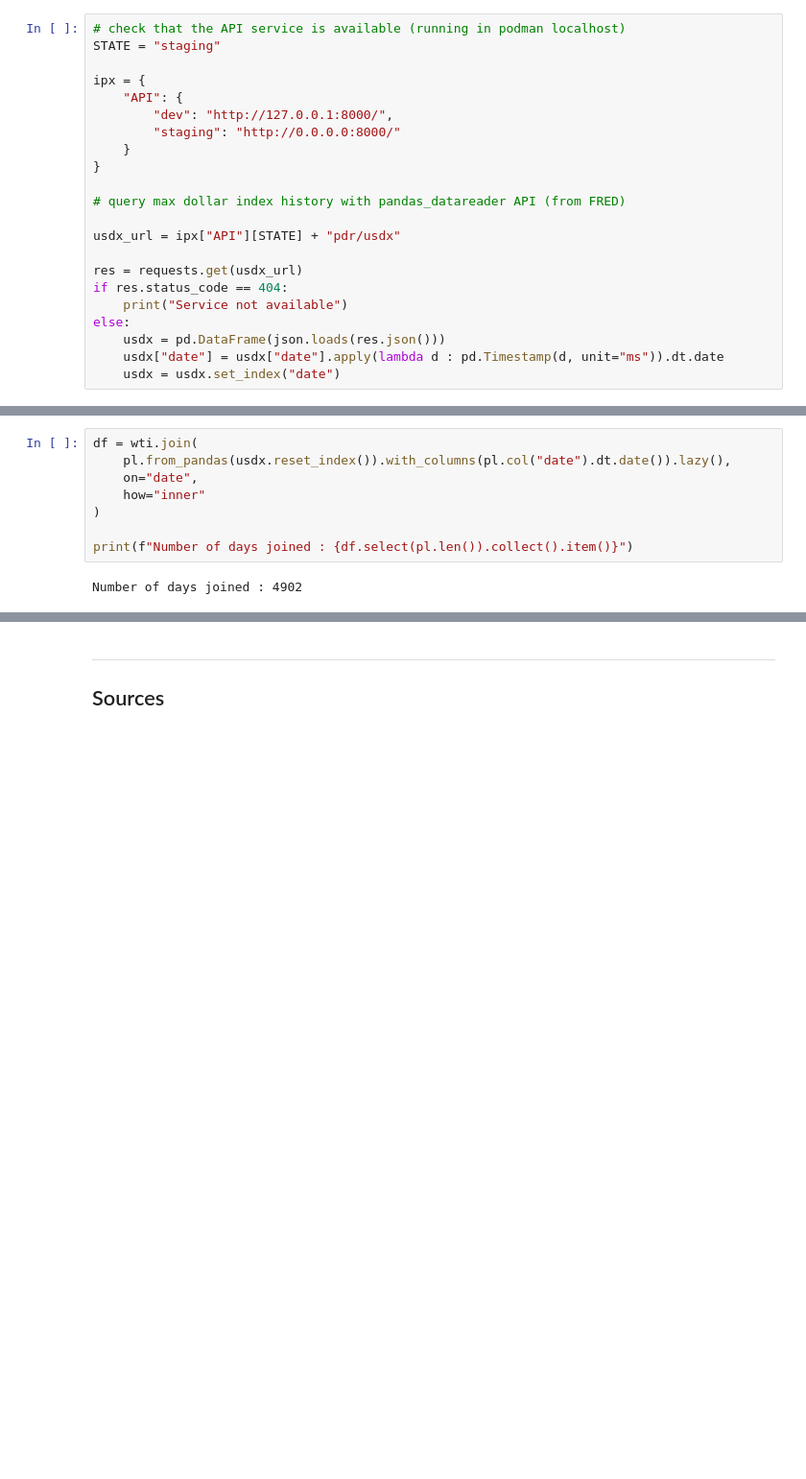
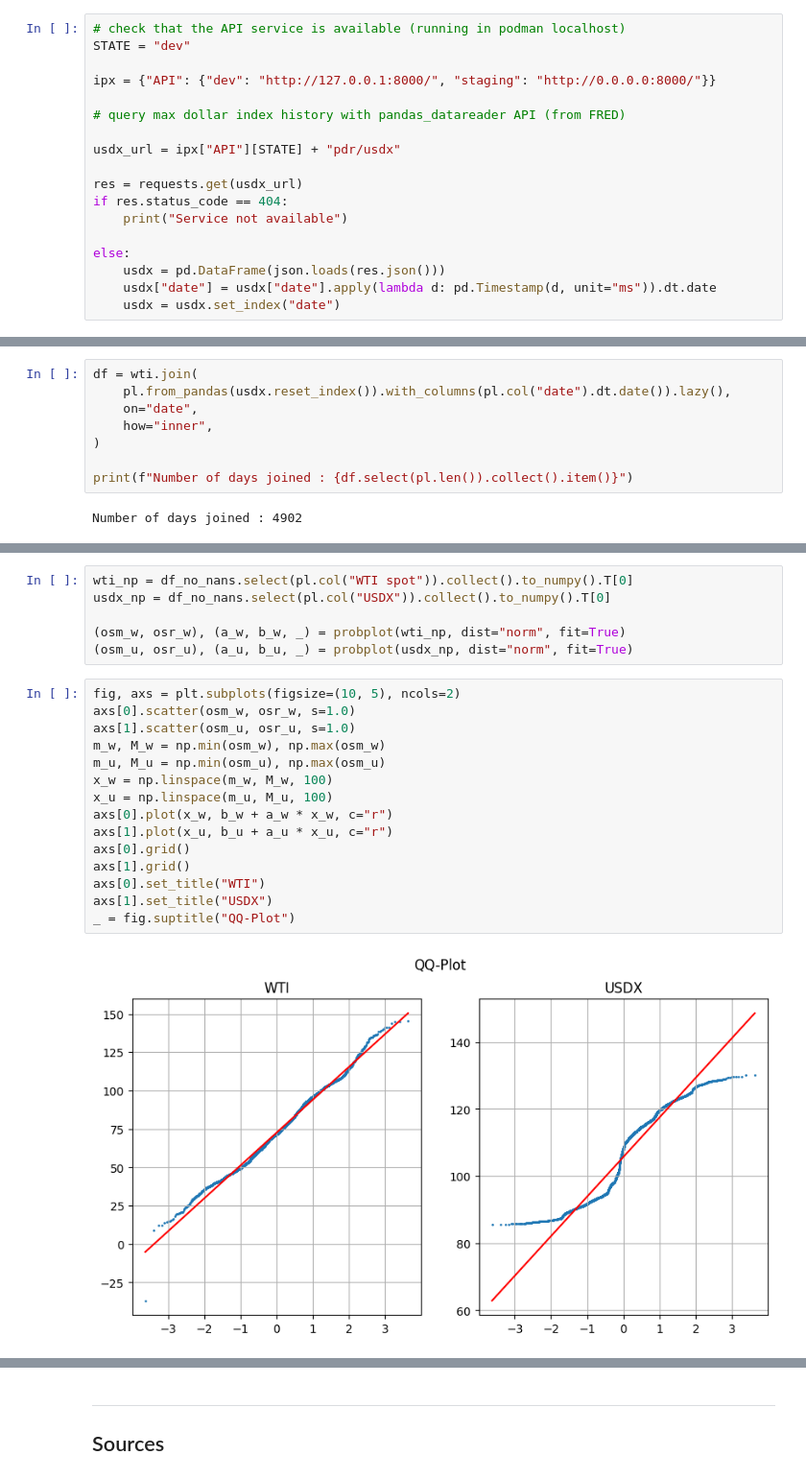
Before and after one commit to chataignault/irbackend, a Jupyter notebook: notebooks/WTI_DXY_correlation.ipynb, the cells around one changed output, grey strips where cells are left out. Shown: that part at 96% size. Saved outputs shown, nothing was run; the diff lists cells and outputs as text; blank space fills up the shorter version.

```diff
--- a/notebooks/WTI_DXY_correlation.ipynb
+++ b/notebooks/WTI_DXY_correlation.ipynb
@@ -163,14 +166,9 @@ print("\nIP is localhost since container is not WSL but running in main OS Ubunt
 IP is localhost since container is not WSL but running in main OS Ubuntu
 # %%
 # check that the API service is available (running in podman localhost)
-STATE = "staging"
+STATE = "dev"
 
-ipx = {
-    "API": {
-        "dev": "http://127.0.0.1:8000/",
-        "staging": "http://0.0.0.0:8000/"
-    }
-}
+ipx = {"API": {"dev": "http://127.0.0.1:8000/", "staging": "http://0.0.0.0:8000/"}}
 
 # query max dollar index history with pandas_datareader API (from FRED)
 
@@ -179,9 +177,10 @@ usdx_url = ipx["API"][STATE] + "pdr/usdx"
 res = requests.get(usdx_url)
 if res.status_code == 404:
     print("Service not available")
+
 else:
     usdx = pd.DataFrame(json.loads(res.json()))
-    usdx["date"] = usdx["date"].apply(lambda d : pd.Timestamp(d, unit="ms")).dt.date
+    usdx["date"] = usdx["date"].apply(lambda d: pd.Timestamp(d, unit="ms")).dt.date
     usdx = usdx.set_index("date")
 # %% [markdown]
 
@@ -190,7 +189,7 @@ else:
 df = wti.join(
     pl.from_pandas(usdx.reset_index()).with_columns(pl.col("date").dt.date()).lazy(),
     on="date",
-    how="inner"
+    how="inner",
 )
 
 print(f"Number of days joined : {df.select(pl.len()).collect().item()}")
@@ -238,3 +231,26 @@ print(f"p-value : {np.round(pr.pvalue, decimals=5)}")
 # %% [output]
 Pearson coefficient : -0.488
 p-value : 0.0
+# %%
+wti_np = df_no_nans.select(pl.col("WTI spot")).collect().to_numpy().T[0]
+usdx_np = df_no_nans.select(pl.col("USDX")).collect().to_numpy().T[0]
+
+(osm_w, osr_w), (a_w, b_w, _) = probplot(wti_np, dist="norm", fit=True)
+(osm_u, osr_u), (a_u, b_u, _) = probplot(usdx_np, dist="norm", fit=True)
+# %%
+fig, axs = plt.subplots(figsize=(10, 5), ncols=2)
+axs[0].scatter(osm_w, osr_w, s=1.0)
+axs[1].scatter(osm_u, osr_u, s=1.0)
+m_w, M_w = np.min(osm_w), np.max(osm_w)
+m_u, M_u = np.min(osm_u), np.max(osm_u)
+x_w = np.linspace(m_w, M_w, 100)
+x_u = np.linspace(m_u, M_u, 100)
+axs[0].plot(x_w, b_w + a_w * x_w, c="r")
+axs[1].plot(x_u, b_u + a_u * x_u, c="r")
+axs[0].grid()
+axs[1].grid()
+axs[0].set_title("WTI")
+axs[1].set_title("USDX")
+_ = fig.suptitle("QQ-Plot")
+# %% [output]
+[figure, added]
```
Also changed, not shown: parts of 11 cells of this notebook.
